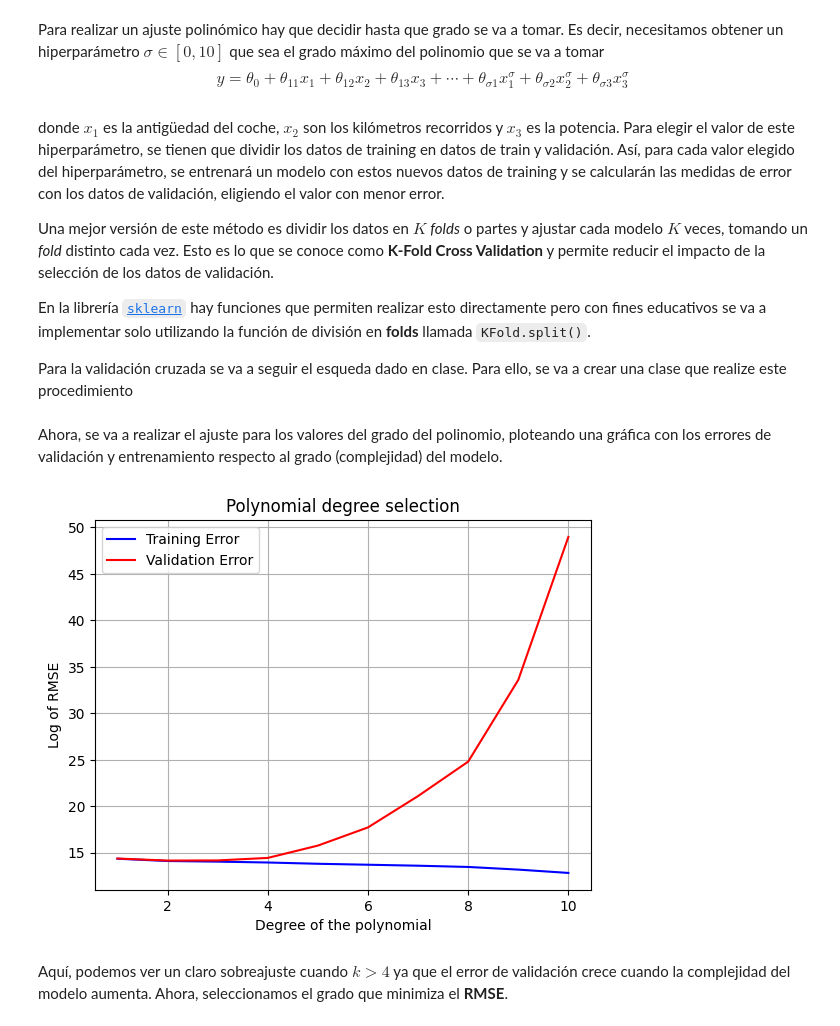
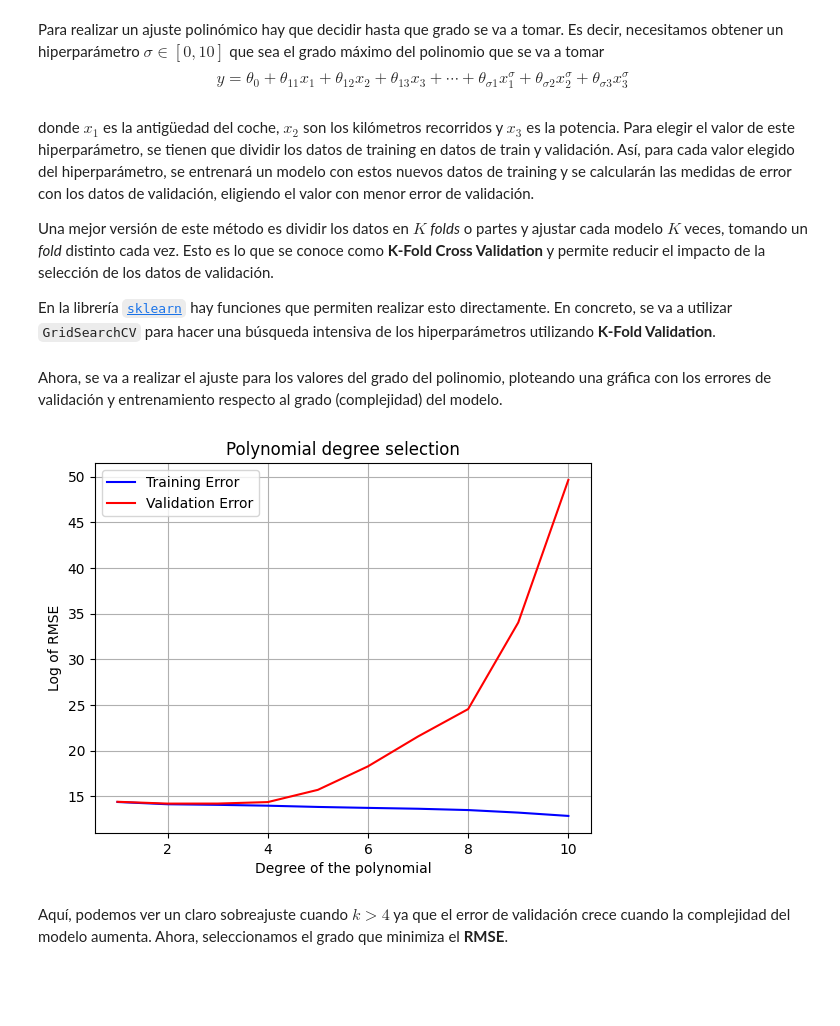
Before and after one commit to Davidjmz12/Automatic-Learning, a Jupyter notebook: Lab-02/P2.ipynb, the cells around one changed output. Saved outputs shown, nothing was run; the diff lists cells and outputs as text; code cells hidden in the pictures; blank space fills up the shorter version.

```diff
--- a/Lab-02/P2.ipynb
+++ b/Lab-02/P2.ipynb
@@ -378,11 +378,9 @@ $$
 y = \theta_0 + \theta_{11} x_1 + \theta_{12} x_2 + \theta_{13} x_3 + \cdots + \theta_{\sigma 1} x_1^\sigma + \theta_{\sigma 2} x_2^\sigma + \theta_{\sigma 3} x_3^\sigma
 $$
 # %% [markdown]
-donde $x_1$ es la antigüedad del coche, $x_2$ son los kilómetros recorridos y $x_3$ es la potencia. Para elegir el valor de este hiperparámetro, se tienen que dividir los datos de training en datos de train y validación. Así, para cada valor elegido del hiperparámetro, se entrenará un modelo con estos nuevos datos de training y se calcularán las medidas de error con los datos de validación, eligiendo el valor con menor error.
+donde $x_1$ es la antigüedad del coche, $x_2$ son los kilómetros recorridos y $x_3$ es la potencia. Para elegir el valor de este hiperparámetro, se tienen que dividir los datos de training en datos de train y validación. Así, para cada valor elegido del hiperparámetro, se entrenará un modelo con estos nuevos datos de training y se calcularán las medidas de error con los datos de validación, eligiendo el valor con menor error de validación.
 
 Una mejor versión de este método es dividir los datos en $K$ *folds* o partes y ajustar cada modelo $K$ veces, tomando un *fold* distinto cada vez. Esto es lo que se conoce como **K-Fold Cross Validation** y permite reducir el impacto de la selección de los datos de validación.
 
-En la librería [`sklearn`](https://scikit-learn.org/stable/modules/cross_validation.html) hay funciones que permiten realizar esto directamente pero con fines educativos se va a implementar solo utilizando la función de división en **folds** llamada `KFold.split()`.
-
-Para la validación cruzada se va a seguir el esqueda dado en clase. Para ello, se va a crear una clase que realize este procedimiento
+En la librería [`sklearn`](https://scikit-learn.org/stable/modules/cross_validation.html) hay funciones que permiten realizar esto directamente. En concreto, se va a utilizar `GridSearchCV` para hacer una búsqueda intensiva de los hiperparámetros utilizando **K-Fold Validation**.
 # %%
@@ -451,26 +452,28 @@ class KValidation():
 # %% [markdown]
 Ahora, se va a realizar el ajuste para los valores del grado del polinomio, ploteando una gráfica con los errores de validación y entrenamiento respecto al grado (complejidad) del modelo.
 # %%
-# Model creator. Lambda function that given a degree n, it gives a polynomial regression model
-mod_2_factory = lambda n : make_pipeline(
+from sklearn.pipeline import make_pipeline
+from sklearn.preprocessing import MinMaxScaler
+from sklearn import linear_model
+
+mod_2 = make_pipeline(
         MinMaxScaler(feature_range=(-1,1)),
-        PolynomialFeatures(n),
+        PolynomialFeatures(),
         linear_model.LinearRegression()
     )
 
 # Hyperparameters range
-hyperparameters_range = range(1, 11)
+hyperparameters_range = list(range(1, 11))
 
-# Create the KValidation object
-kv = KValidation(x_train, y_train, mod_2_factory, hyperparameters_range)
+kv = KValidation(x_train, y_train, mod_2, hyperparameters_range, "polynomialfeatures__degree")
 
 # Compute the errors
 kv.compute_errors()
 
 # Plot the errors
 kv.plot_errors(x_label="Degree of the polynomial", title="Polynomial degree selection", log=True)
 # %% [output]
-[figure, old version]
+[figure, new version]
 # %% [markdown]
 Aquí, podemos ver un claro sobreajuste cuando $k>4$ ya que el error de validación crece cuando la complejidad del modelo aumenta. Ahora, seleccionamos el grado que minimiza el **RMSE**.
 # %%
```
Also changed, not shown: parts of 19 cells of this notebook.
